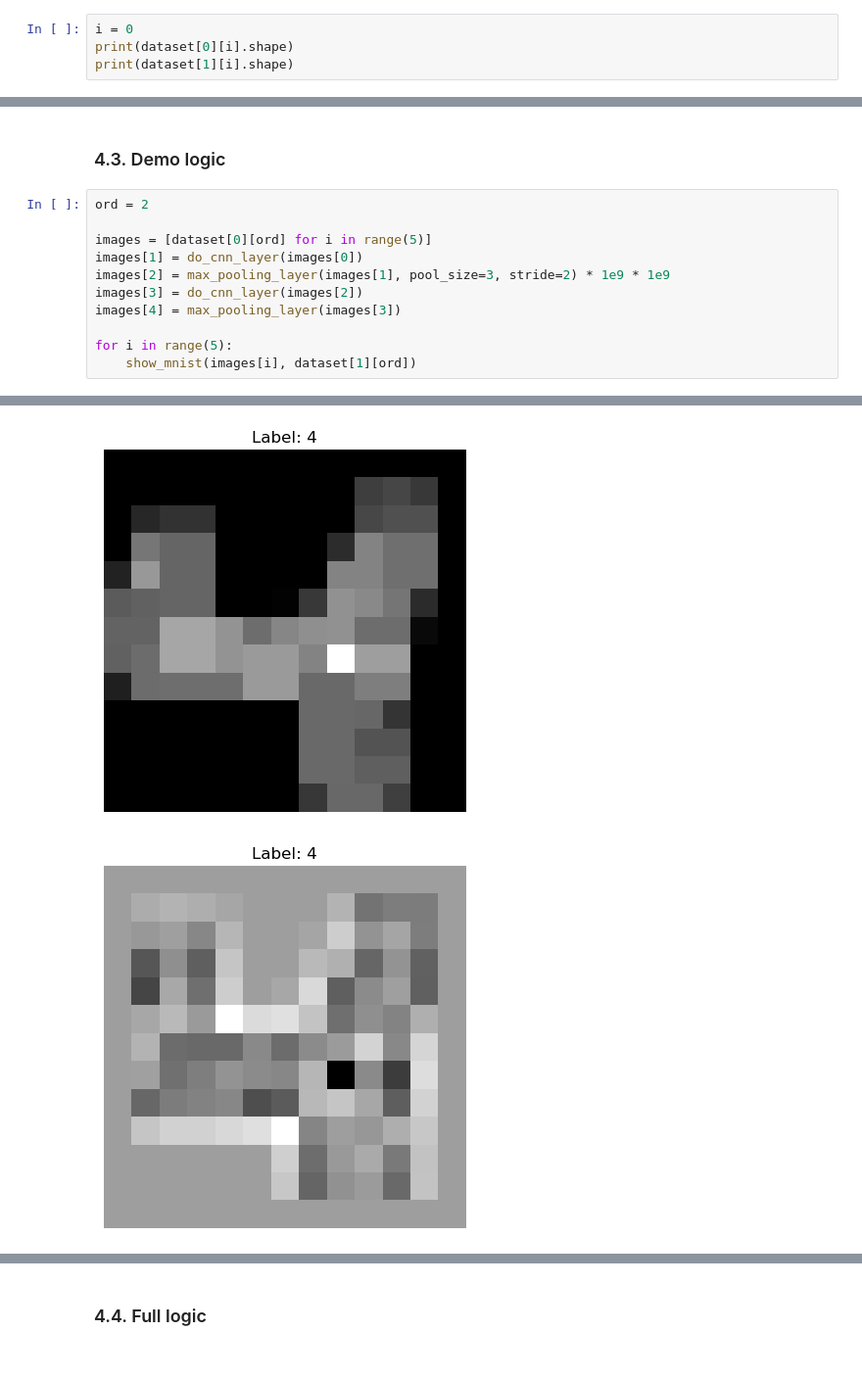
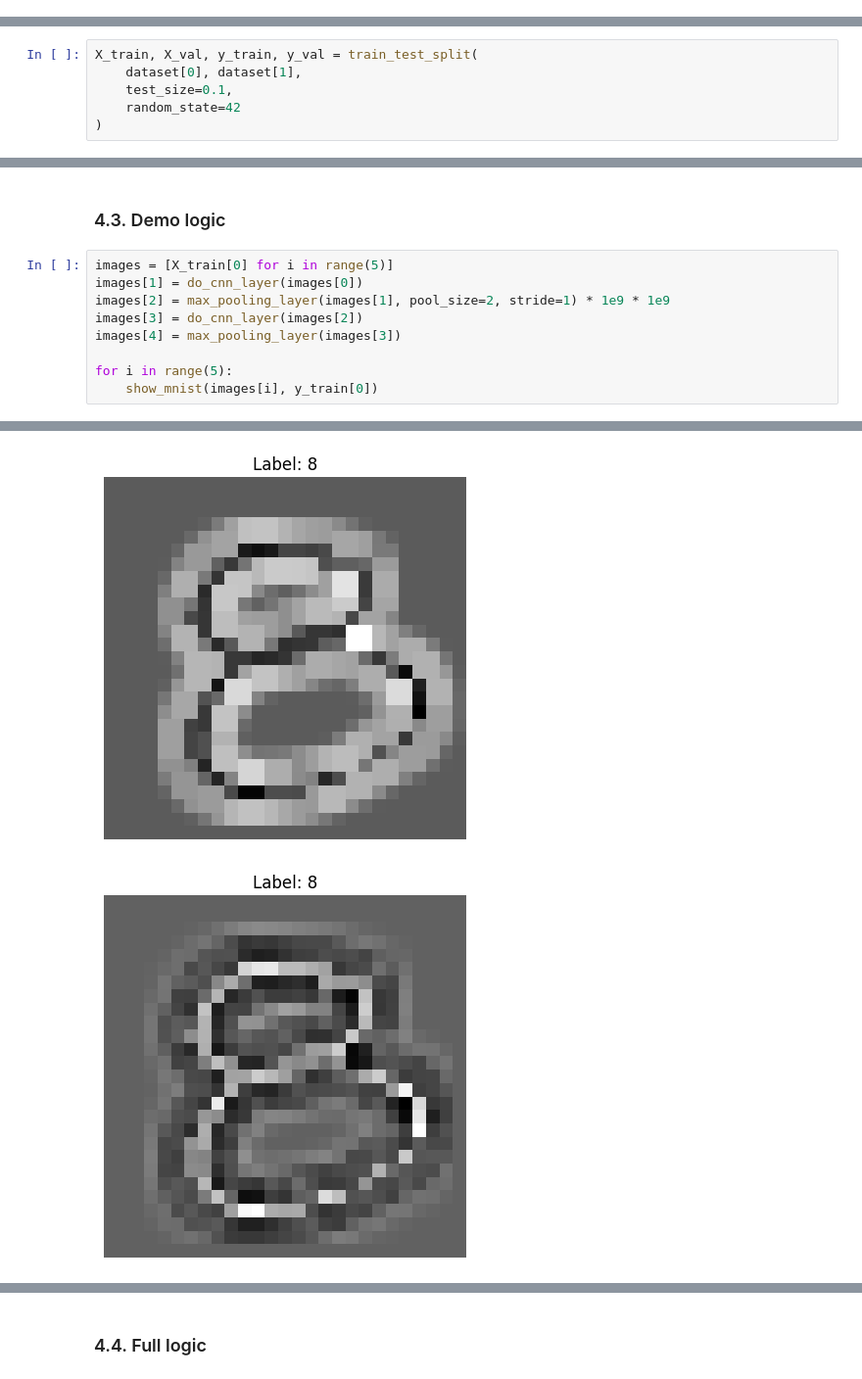
Before and after one commit to nguyenlog205/ds201-ds-practical-lesson, a Jupyter notebook: lesson-01/notebook/report.ipynb, the cells around one changed output, grey strips where cells are left out. Shown: that part at 98% size. Drawn from its saved outputs; the diff is of its cells as text.

```diff
--- a/lesson-01/notebook/report.ipynb
+++ b/lesson-01/notebook/report.ipynb
@@ -19,4 +17,0 @@ To access image and label of the i-th observation, use
-# %%
-i = 0
-print(dataset[0][i].shape)
-print(dataset[1][i].shape)
@@ -26 +18,7 @@ print(dataset[1][i].shape)
+# %%
+X_train, X_val, y_train, y_val = train_test_split(
+    dataset[0], dataset[1],
+    test_size=0.1,
+    random_state=42
+)
 # %%
@@ -95,14 +93,12 @@ def max_pooling_layer(feature_map, pool_size=2, stride=2):
 # %% [markdown]
 ### 4.3. Demo logic
 # %%
-ord = 2
-
-images = [dataset[0][ord] for i in range(5)]
+images = [X_train[0] for i in range(5)]
 images[1] = do_cnn_layer(images[0])
-images[2] = max_pooling_layer(images[1], pool_size=3, stride=2) * 1e9 * 1e9
+images[2] = max_pooling_layer(images[1], pool_size=2, stride=1) * 1e9 * 1e9
 images[3] = do_cnn_layer(images[2])
 images[4] = max_pooling_layer(images[3])
 
 for i in range(5):
-    show_mnist(images[i], dataset[1][ord])
+    show_mnist(images[i], y_train[0])
 # %% [output]
@@ -111,2 +107,2 @@ for i in range(5):
-[figure, old version]
+[figure, new version]
-[figure, old version]
+[figure, new version]
```
Also changed, not shown: parts of 9 cells of this notebook, 1 other file.
